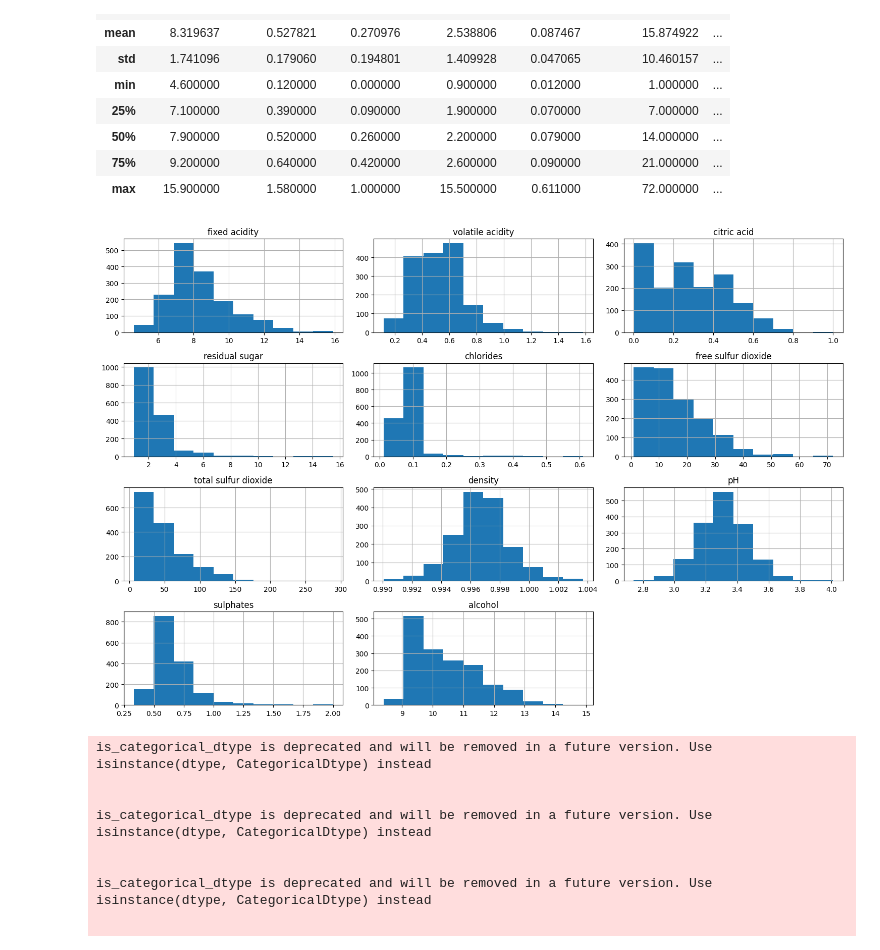
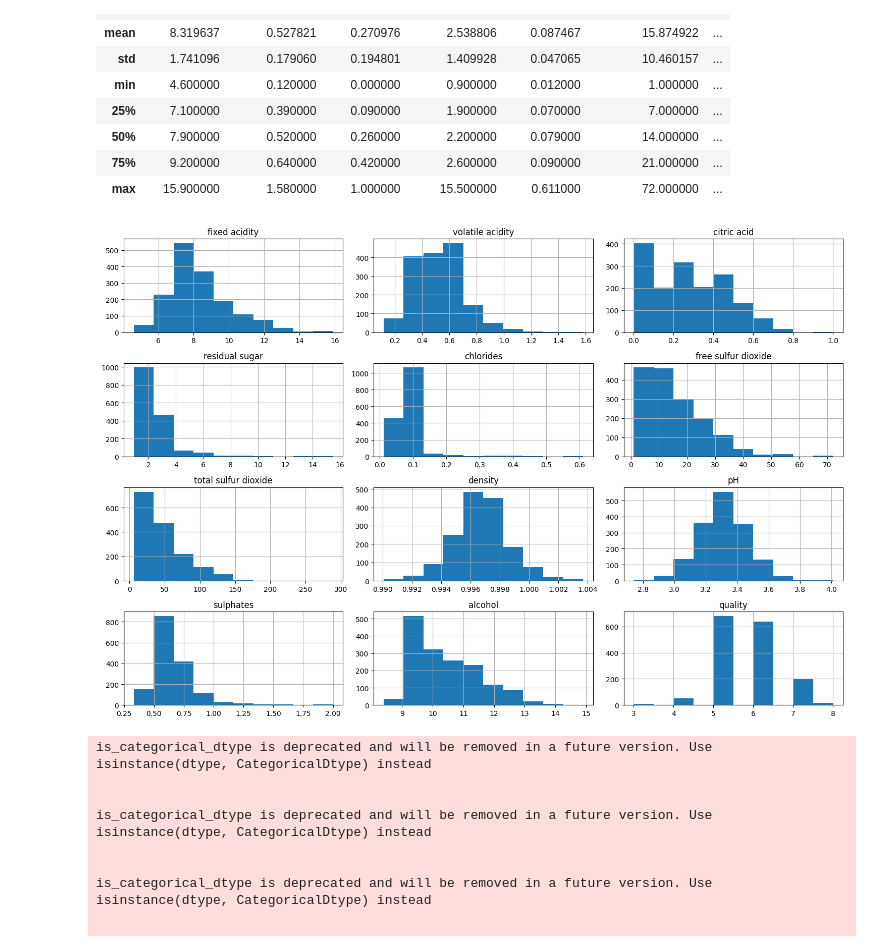
Before and after one commit to elsunais6167/assessment2, a Jupyter notebook: wine+quality/wine_quality.ipynb, the cells around one changed output. Saved outputs shown, nothing was run; the diff lists cells and outputs as text; code cells hidden in the pictures.

```diff
--- a/wine+quality/wine_quality.ipynb
+++ b/wine+quality/wine_quality.ipynb
@@ -47,13 +47,11 @@ data.describe()
 # %%
 import matplotlib.pyplot as plt
 
-features = data.drop(['quality'], axis=1)
-
 # Histograms for the distribution of each feature
-features.hist(bins=10, figsize=(15, 10))
+data.hist(bins=10, figsize=(15, 10))
 plt.tight_layout()
 plt.show()
 # %% [output]
-[figure, old version]
+[figure, new version]
 # %%
 import seaborn as sns
```
Also changed, not shown: parts of 3 cells of this notebook.
